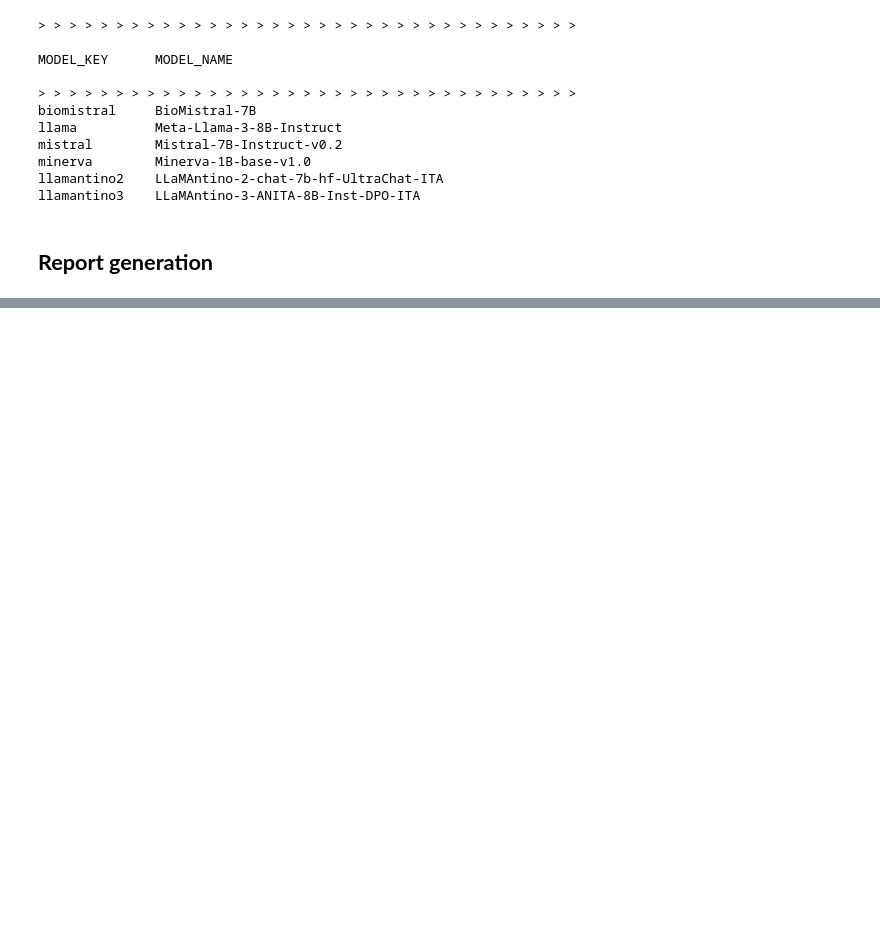
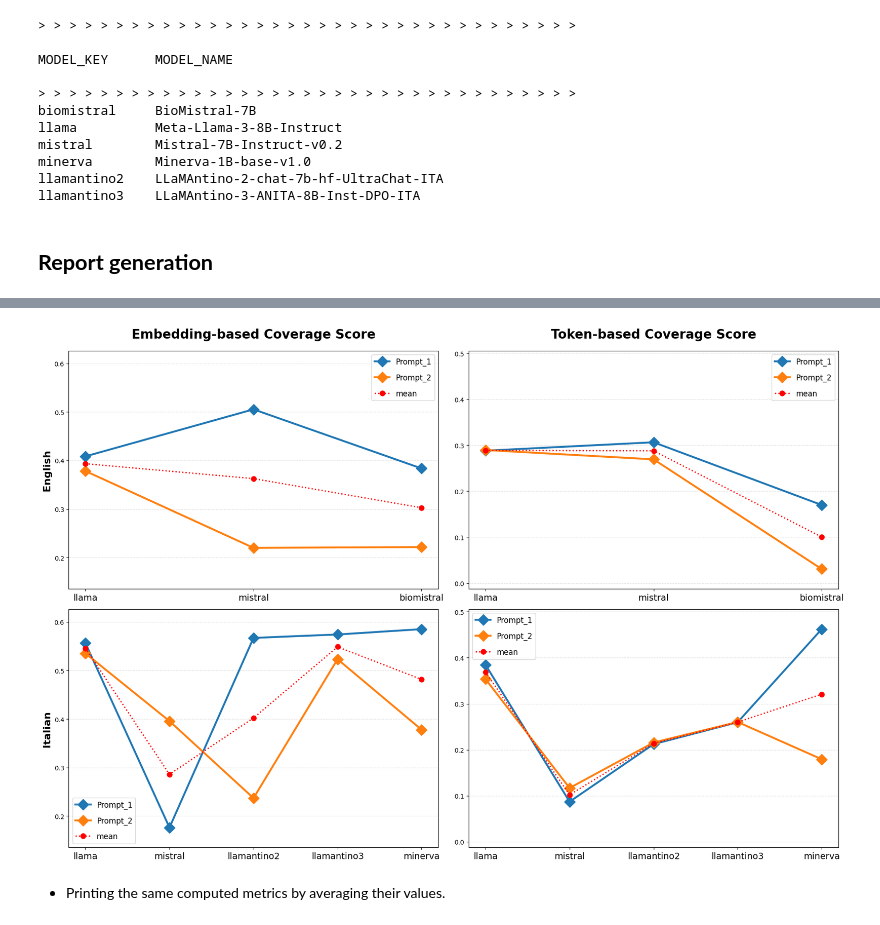
Before and after one commit to albertovalerio/brain-tumor-segmentation-with-explainability, a Jupyter notebook: notebooks/4-explainability.ipynb, the cells around one changed output, grey strips where cells are left out. Drawn from its saved outputs; the diff is of its cells as text; code cells hidden in the pictures; blank space fills up the shorter version.

```diff
--- a/notebooks/4-explainability.ipynb
+++ b/notebooks/4-explainability.ipynb
@@ -69,0 +179,10 @@ output, metrics = get_explanations(
+# %%
+plot.llms_textual_metrics(
+	metrics = ['coverage_embedding_based', 'coverage_token_based'],
+	titles = ['Embedding-based Coverage Score', 'Token-based Coverage Score'],
+	report_path = reports_path
+)
+# %% [output]
+[figure, added]
+# %% [markdown]
+- Printing the same computed metrics by averaging their values.
```
Also changed, not shown: parts of 14 cells of this notebook, 7 other files.
